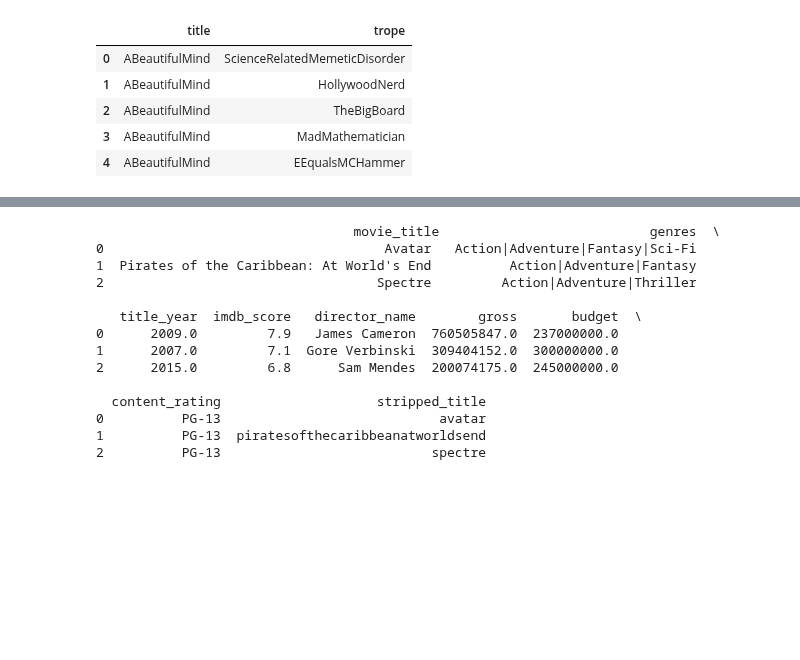
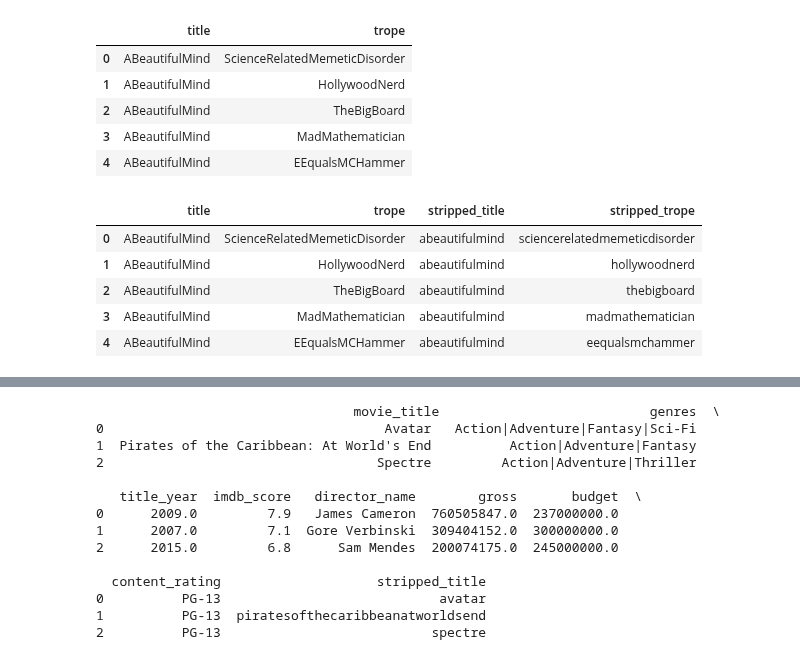
Before and after one commit to PeiZhangOSU/TV_Tropes_Exploratory, a Jupyter notebook: TVtropes.ipynb, the cells around one changed output, grey strips where cells are left out. Cells and saved outputs as stored; diff of their text form; code cells hidden in the pictures; blank space fills up the shorter version.

```diff
--- a/TVtropes.ipynb
+++ b/TVtropes.ipynb
@@ -92,20 +92,16 @@ pkl_file = open('film_trope_dict_python2.pkl', 'rb')
 film_trope_dict = pickle.load(pkl_file)
 pkl_file.close()
 # %%
-import pandas as pd
-import matplotlib.pyplot as plt
-import numpy as np
-%matplotlib inline
-
 def read_dict_to_df(input_dict):
     '''Take a dict of {title : [list of tropes in this title],
        return a DataFrame of all film-trope pairs with an arbituary index.
        Each row of the DataFrame: autoincremented index, name of title, name of trope.'''
     df = pd.DataFrame.from_dict(input_dict, orient ="index").sort_index().stack().reset_index(level=1, drop=True).reset_index()
     df.columns = ['title', 'trope']
+    return df
 
 # This database is the foundation of all analysis.
-film_trop_df = read_dict_to_df(film_trope_dict)
+film_trope_df = read_dict_to_df(film_trope_dict)
 film_trope_df.head()
 # %% [output]
 |  | title | trope |
@@ -114,4 +110,29 @@ film_trope_df.head()
 | 2 | ABeautifulMind | TheBigBoard |
 | 3 | ABeautifulMind | MadMathematician |
 | 4 | ABeautifulMind | EEqualsMCHammer |
+# %%
+# Some string manipulation helper functions
+
+#import unidecode
+def strip_lowercase(text):
+    '''Strip spaces, capitalization, punctuation and accents from string, esp. movie titles.'''
+    # text = unidecode.unidecode(text) # dependency: unidecode
+    return re.sub(r'[^\w]', '', text).lower()
+
+def add_space(text):
+    '''Add spaces between captalized words, for better display of trope and movie names in the output.
+       Spaces should be added just before the strings need to be outputted.'''
+    return re.sub(r"\B([A-Z]+)", r" \1", text)
+# %%
+pd.options.mode.chained_assignment = None # supress pd SettingWithCopyWarning
+film_trope_df['stripped_title'] = film_trope_df['title'].map(strip_lowercase, na_action='ignore')
+film_trope_df['stripped_trope'] = film_trope_df['trope'].map(strip_lowercase, na_action='ignore')
+film_trope_df.head()
+# %% [output]
+|  | title | trope | stripped_title | stripped_trope |
+| 0 | ABeautifulMind | ScienceRelatedMemeticDisorder | abeautifulmind | sciencerelatedmemeticdisorder |
+| 1 | ABeautifulMind | HollywoodNerd | abeautifulmind | hollywoodnerd |
+| 2 | ABeautifulMind | TheBigBoard | abeautifulmind | thebigboard |
+| 3 | ABeautifulMind | MadMathematician | abeautifulmind | madmathematician |
+| 4 | ABeautifulMind | EEqualsMCHammer | abeautifulmind | eequalsmchammer |
 # %%
```
Also changed, not shown: parts of 7 cells of this notebook, 2 other files.
